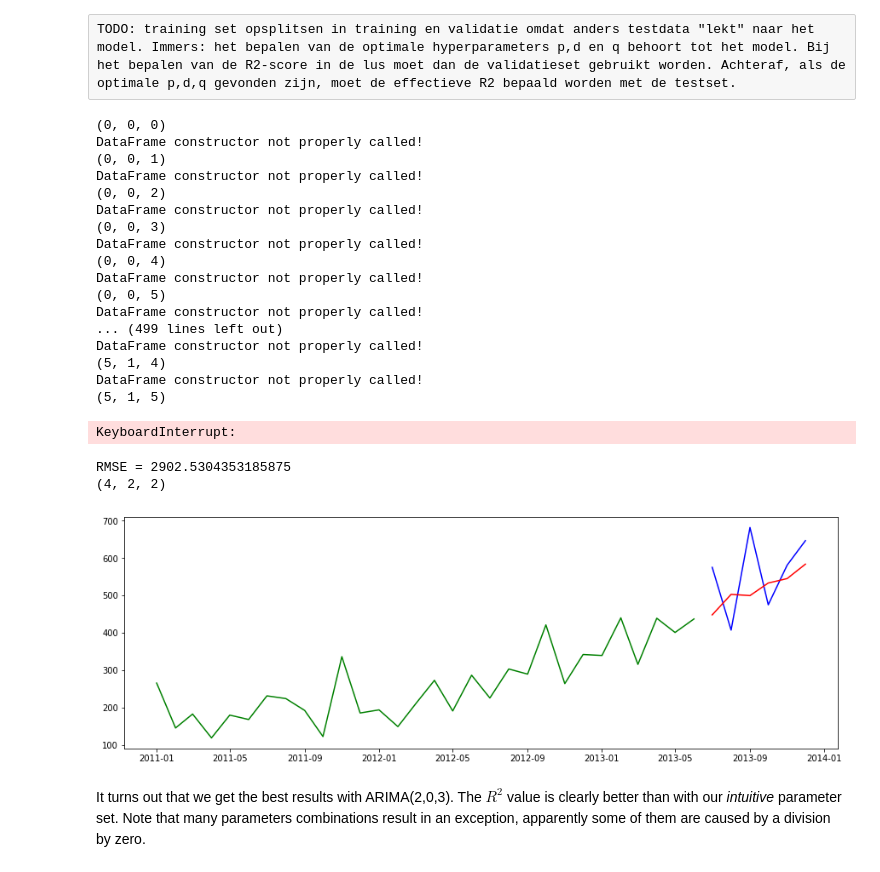
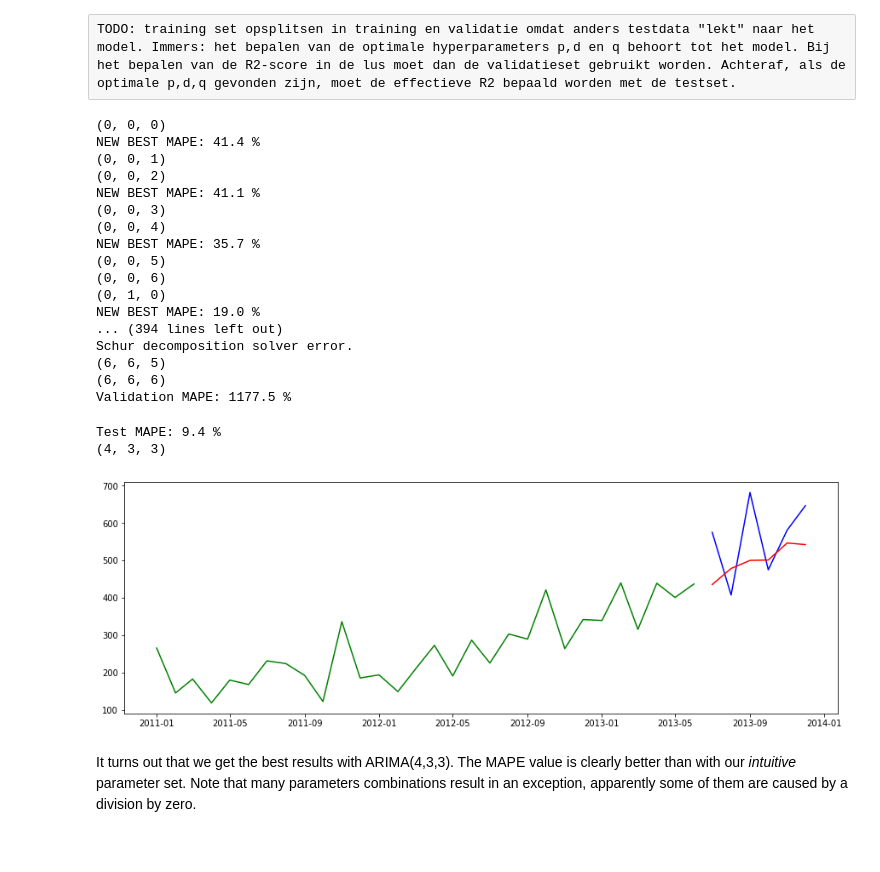
Before and after one commit to HOGENT-Databases/BI-BigData, a Jupyter notebook: notebooks/TS_ARIMA.ipynb, the cells around one changed output. Saved outputs shown, nothing was run; the diff lists cells and outputs as text; code cells hidden in the pictures.

Commit message:
arima

```diff
--- a/notebooks/TS_ARIMA.ipynb
+++ b/notebooks/TS_ARIMA.ipynb
@@ -231,7 +232,7 @@ Next, let’s take a look at how we can use the ARIMA model for the shampoo sale
 # split in training and test set
 
 size = int(len(ts) * 0.66)
-train, test = ts[0:size], ts[size:len(X)]  # first 2/3 = training set, remaining 1/3 = test set
+train, test = ts[0:size], ts[size:len(ts)]  # first 2/3 = training set, remaining 1/3 = test set
 
 plt.plot(train, color='blue',label='Training')
 plt.plot(test, color='red', label='Test')
@@ -259,20 +266,16 @@ When fitting the model, a lot of debug information is provided about the fit of
 # %%
-from sklearn.metrics import mean_squared_error
 from statsmodels.tsa.arima.model import ARIMA
+import math
 model = ARIMA(train,order=(6,1,1))
-results = model.fit()
-forecast = pd.DataFrame(results.forecast(steps=len(test))[0],index=test.index)
+model_fit = model.fit()
+forecast = pd.DataFrame(model_fit.forecast(steps=len(test)))
 
-'''
-# Create an axis
-fig, ax = plt.subplots()
-'''
-error = mean_squared_error(test, forecast)
-print('Test RMSE: %.3f' % math.sqrt(error))
+error = MAPE(test, forecast)
+print('Test MAPE: %.1f %%' %  error)
 
 # Plot the train and test sets on the axis ax
 plt.plot(train, color='blue',label='Training')
 plt.plot(test, color='red', label='Test')
-plt.plot(forecast, color='red', label='Test')
+plt.plot(forecast, color='green', label='Forecast')
 plt.show()
 # %% [output]
@@ -282,12 +286,11 @@ Instead of using intuition or more elaborate mathematical methods for determing
 # %% [raw]
 TODO: training set opsplitsen in training en validatie omdat anders testdata "lekt" naar het model. Immers: het bepalen van de optimale hyperparameters p,d en q behoort tot het model. Bij het bepalen van de R2-score in de lus moet dan de validatieset gebruikt worden. Achteraf, als de optimale p,d,q gevonden zijn, moet de effectieve R2 bepaald worden met de testset.
 # %%
-from sklearn.metrics import mean_squared_error,r2_score
 import itertools
 import warnings
 import sys
 
-size_trainall = 30  # 2.5 years (30 months) as training all set
+size_trainall = 30  # 2.5 years (30 months) as complete training set
 trainall, test = ts[0:size_trainall], ts[size_trainall:len(ts)]
 
 # further split training set in training and validation to avoid leaking of test data to the model
@@ -300,7 +303,7 @@ p = d = q = range(0, 7)
 # Generate all different combinations of p, d and q triplets
 pdq = list(itertools.product(p, d, q))
 best_pdq = pdq
-best_rmse = 100000
+best_mape = 100000
 warnings.filterwarnings("ignore") # specify to ignore warning messages
 for param in pdq:
     print(param)
@@ -308,56 +311,54 @@ for param in pdq:
     try:   # some parametercombinations might lead to crash, so catch exceptions and continue
         model = ARIMA(train,order=param)
         results = model.fit()
-        forecast = pd.DataFrame(results.forecast(steps=len(val))[0],index=val.index)
-        rmse = mean_squared_error(val, forecast)
+        forecast = pd.DataFrame(results.forecast(steps=len(val)))
+        mape = MAPE(val, forecast)
 
-        if rmse < best_rmse:
-            print('NEW BEST: ',rmse)
-            best_rmse = rmse
+        if mape < best_mape:
+            print('NEW BEST MAPE: %.1f %%' %  mape)
+            best_mape = mape
             best_pdq = param
-            best_forecast = forecast
     except Exception as e:
         print(e)
         continue
 
-print('Validation RMSE: %.3f' % math.sqrt(error))
+print('Validation MAPE: %.1f %%' %  best_mape)
 # %% [output]
 (0, 0, 0)
-DataFrame constructor not properly called!
+NEW BEST MAPE: 41.4 %
 (0, 0, 1)
-DataFrame constructor not properly called!
 (0, 0, 2)
-DataFrame constructor not properly called!
+NEW BEST MAPE: 41.1 %
 (0, 0, 3)
-DataFrame constructor not properly called!
 (0, 0, 4)
-DataFrame constructor not properly called!
+NEW BEST MAPE: 35.7 %
 (0, 0, 5)
-DataFrame constructor not properly called!
-... (499 lines left out)
-DataFrame constructor not properly called!
-(5, 1, 4)
-DataFrame constructor not properly called!
-(5, 1, 5)
+(0, 0, 6)
+(0, 1, 0)
+NEW BEST MAPE: 19.0 %
+... (394 lines left out)
+Schur decomposition solver error.
+(6, 6, 5)
+(6, 6, 6)
+Validation MAPE: 1177.5 %
-KeyboardInterrupt:
 # %%
-# results on test set
+# We now rebuild the model for the complete training set with the above determined hyperparameters
 model = ARIMA(trainall,order=best_pdq)
 results = model.fit()
-forecast = pd.DataFrame(results.forecast(steps=len(test))[0],index=test.index)
+forecast = pd.DataFrame(results.forecast(steps=len(test)))
 
-rmse = mean_squared_error(test, forecast)
+mape = MAPE(test, forecast)
 
-print('RMSE = ' + str(error))
+print('Test MAPE: %.1f %%' %  best_mape)
 
 print(best_pdq)
 plt.plot(trainall,color='green')
 plt.plot(test,color='blue')
 plt.plot(forecast, color='red')
 plt.show()
 # %% [output]
-RMSE = 2902.5304353185875
-(4, 2, 2)
+Test MAPE: 9.4 %
+(4, 3, 3)
-[figure, old version]
+[figure, new version]
 # %% [markdown]
-It turns out that we get the best results with ARIMA(2,0,3). The $R^2$ value is clearly better than with our _intuitive_ parameter set. Note that many parameters combinations result in an exception, apparently some of them are caused by a division by zero.
+It turns out that we get the best results with ARIMA(4,3,3). The MAPE value is clearly better than with our _intuitive_ parameter set. Note that many parameters combinations result in an exception, apparently some of them are caused by a division by zero.
```
Also changed, not shown: parts of 4 cells of this notebook, 3 other files.
